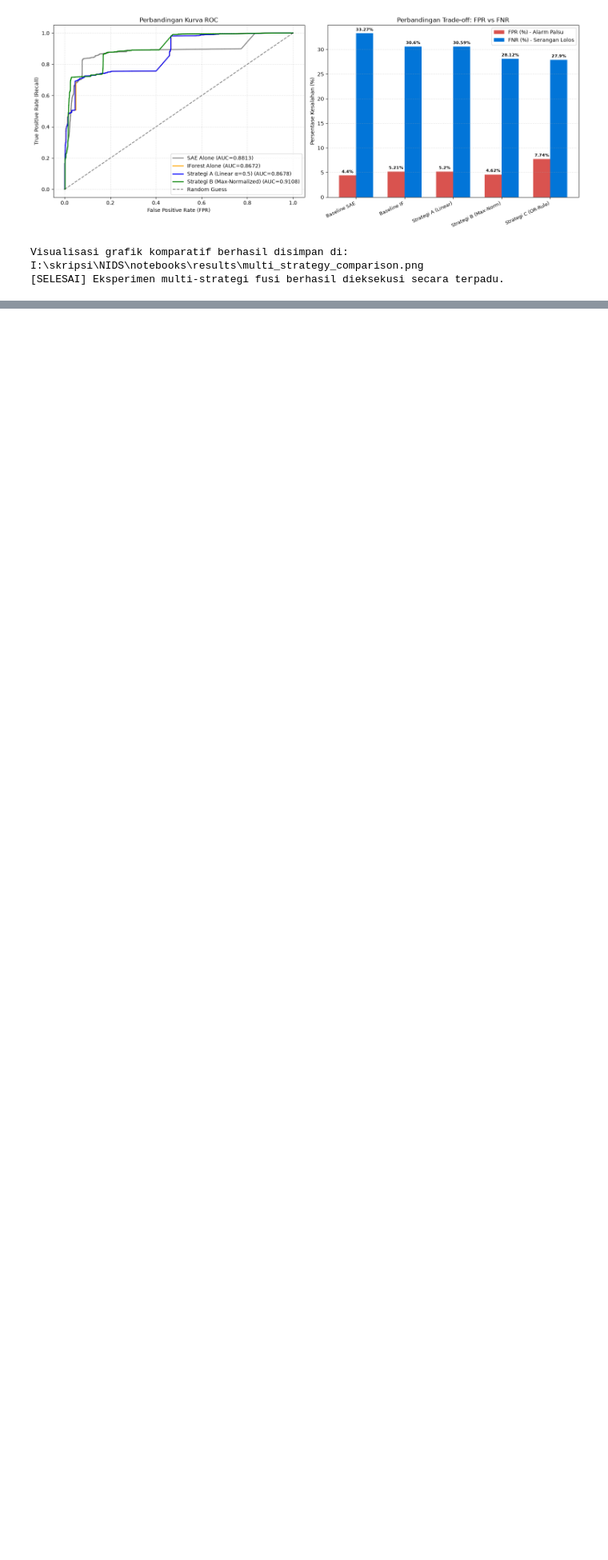
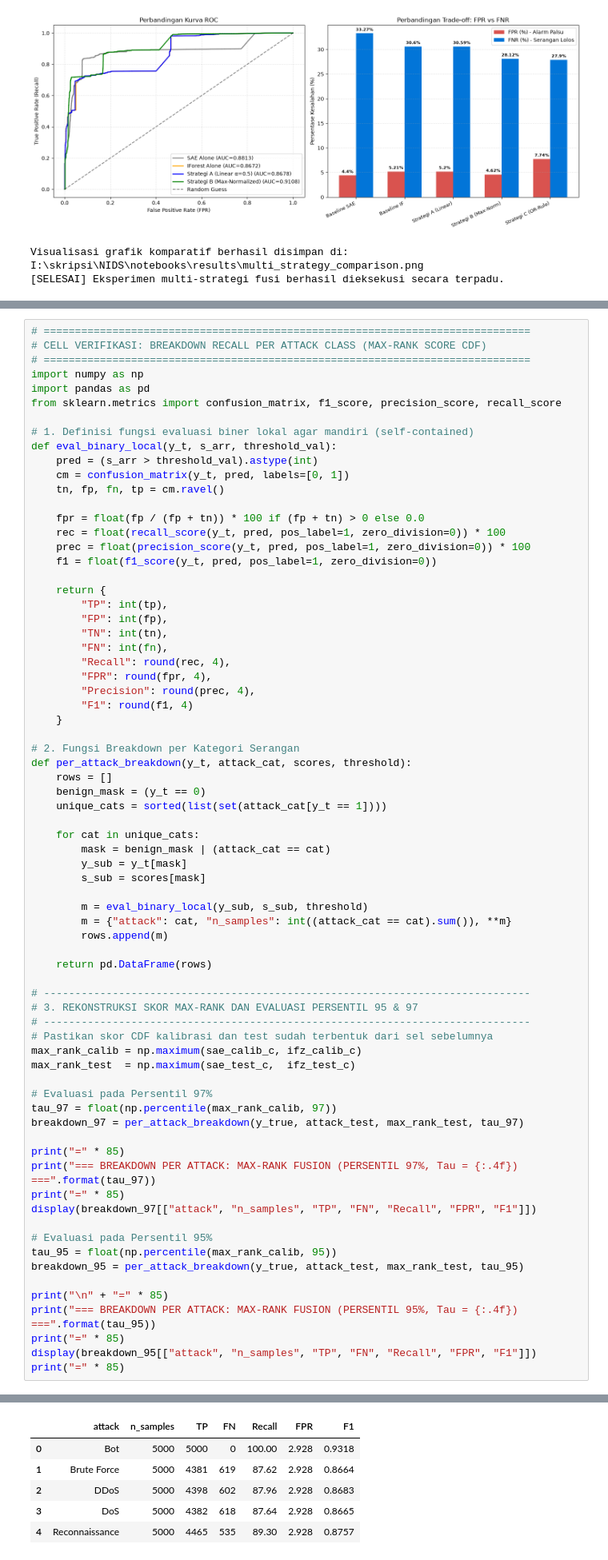
Before and after one commit to n0thing19/Zero-Day-NIDS--Tugas-Akhir-, a Jupyter notebook: notebooks/02_hybrid_multi_strategy_training.ipynb, the cells around one changed output, grey strips where cells are left out. Shown at 80% size. Drawn from its saved outputs; the diff is of its cells as text; blank space fills up the shorter version.

```diff
--- a/notebooks/02_hybrid_multi_strategy_training.ipynb
+++ b/notebooks/02_hybrid_multi_strategy_training.ipynb
@@ -654,0 +1460,73 @@ Visualisasi grafik komparatif berhasil disimpan di: I:\skripsi\NIDS\notebooks\re
+# %%
+# ==============================================================================
+# CELL VERIFIKASI: BREAKDOWN RECALL PER ATTACK CLASS (MAX-RANK SCORE CDF)
+# ==============================================================================
+import numpy as np
+import pandas as pd
+from sklearn.metrics import confusion_matrix, f1_score, precision_score, recall_score
+
+# 1. Definisi fungsi evaluasi biner lokal agar mandiri (self-contained)
+def eval_binary_local(y_t, s_arr, threshold_val):
+    pred = (s_arr > threshold_val).astype(int)
+    cm = confusion_matrix(y_t, pred, labels=[0, 1])
+    tn, fp, fn, tp = cm.ravel()
+
+    fpr = float(fp / (fp + tn)) * 100 if (fp + tn) > 0 else 0.0
+    rec = float(recall_score(y_t, pred, pos_label=1, zero_division=0)) * 100
+    prec = float(precision_score(y_t, pred, pos_label=1, zero_division=0)) * 100
+    f1 = float(f1_score(y_t, pred, pos_label=1, zero_division=0))
+
+    return {
+        "TP": int(tp),
+        "FP": int(fp),
+        "TN": int(tn),
+        "FN": int(fn),
+        "Recall": round(rec, 4),
+        "FPR": round(fpr, 4),
+        "Precision": round(prec, 4),
+        "F1": round(f1, 4)
+    }
+
+# 2. Fungsi Breakdown per Kategori Serangan
+def per_attack_breakdown(y_t, attack_cat, scores, threshold):
+    rows = []
+    benign_mask = (y_t == 0)
+    unique_cats = sorted(list(set(attack_cat[y_t == 1])))
+
+    for cat in unique_cats:
+        mask = benign_mask | (attack_cat == cat)
+        y_sub = y_t[mask]
+        s_sub = scores[mask]
+
+        m = eval_binary_local(y_sub, s_sub, threshold)
+        m = {"attack": cat, "n_samples": int((attack_cat == cat).sum()), **m}
+        rows.append(m)
+
+    return pd.DataFrame(rows)
+
+# ------------------------------------------------------------------------------
+# 3. REKONSTRUKSI SKOR MAX-RANK DAN EVALUASI PERSENTIL 95 & 97
+# ------------------------------------------------------------------------------
+# Pastikan skor CDF kalibrasi dan test sudah terbentuk dari sel sebelumnya
+max_rank_calib = np.maximum(sae_calib_c, ifz_calib_c)
+max_rank_test  = np.maximum(sae_test_c,  ifz_test_c)
+
+# Evaluasi pada Persentil 97%
+tau_97 = float(np.percentile(max_rank_calib, 97))
+breakdown_97 = per_attack_breakdown(y_true, attack_test, max_rank_test, tau_97)
+
+print("=" * 85)
+print("=== BREAKDOWN PER ATTACK: MAX-RANK FUSION (PERSENTIL 97%, Tau = {:.4f}) ===".format(tau_97))
+print("=" * 85)
+display(breakdown_97[["attack", "n_samples", "TP", "FN", "Recall", "FPR", "F1"]])
+
+# Evaluasi pada Persentil 95%
+tau_95 = float(np.percentile(max_rank_calib, 95))
+breakdown_95 = per_attack_breakdown(y_true, attack_test, max_rank_test, tau_95)
+
+print("\n" + "=" * 85)
+print("=== BREAKDOWN PER ATTACK: MAX-RANK FUSION (PERSENTIL 95%, Tau = {:.4f}) ===".format(tau_95))
+print("=" * 85)
+display(breakdown_95[["attack", "n_samples", "TP", "FN", "Recall", "FPR", "F1"]])
+print("=" * 85)
+# %% [output]
@@ -654,0 +1536,6 @@ Visualisasi grafik komparatif berhasil disimpan di: I:\skripsi\NIDS\notebooks\re
+|  | attack | n_samples | TP | FN | Recall | FPR | F1 |
+| 0 | Bot | 5000 | 5000 | 0 | 100.00 | 2.928 | 0.9318 |
+| 1 | Brute Force | 5000 | 4381 | 619 | 87.62 | 2.928 | 0.8664 |
+| 2 | DDoS | 5000 | 4398 | 602 | 87.96 | 2.928 | 0.8683 |
+| 3 | DoS | 5000 | 4382 | 618 | 87.64 | 2.928 | 0.8665 |
+| 4 | Reconnaissance | 5000 | 4465 | 535 | 89.30 | 2.928 | 0.8757 |
```
Also changed, not shown: parts of 15 cells of this notebook, 13 other files.
